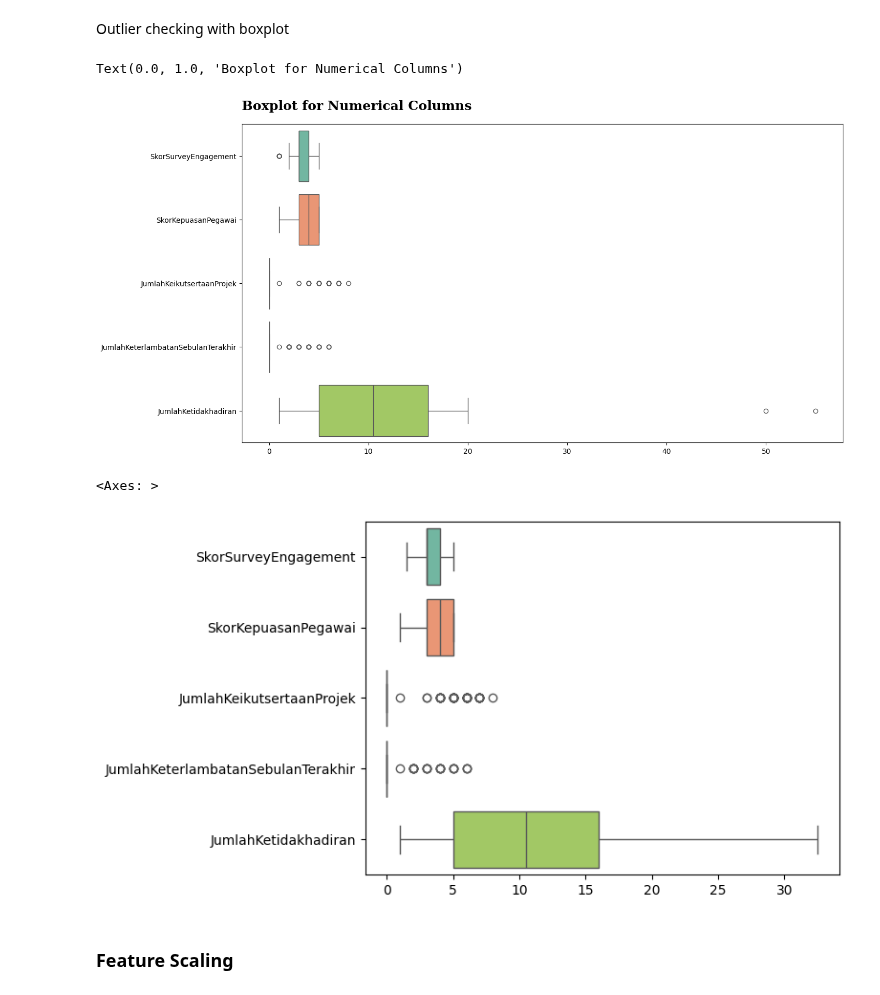
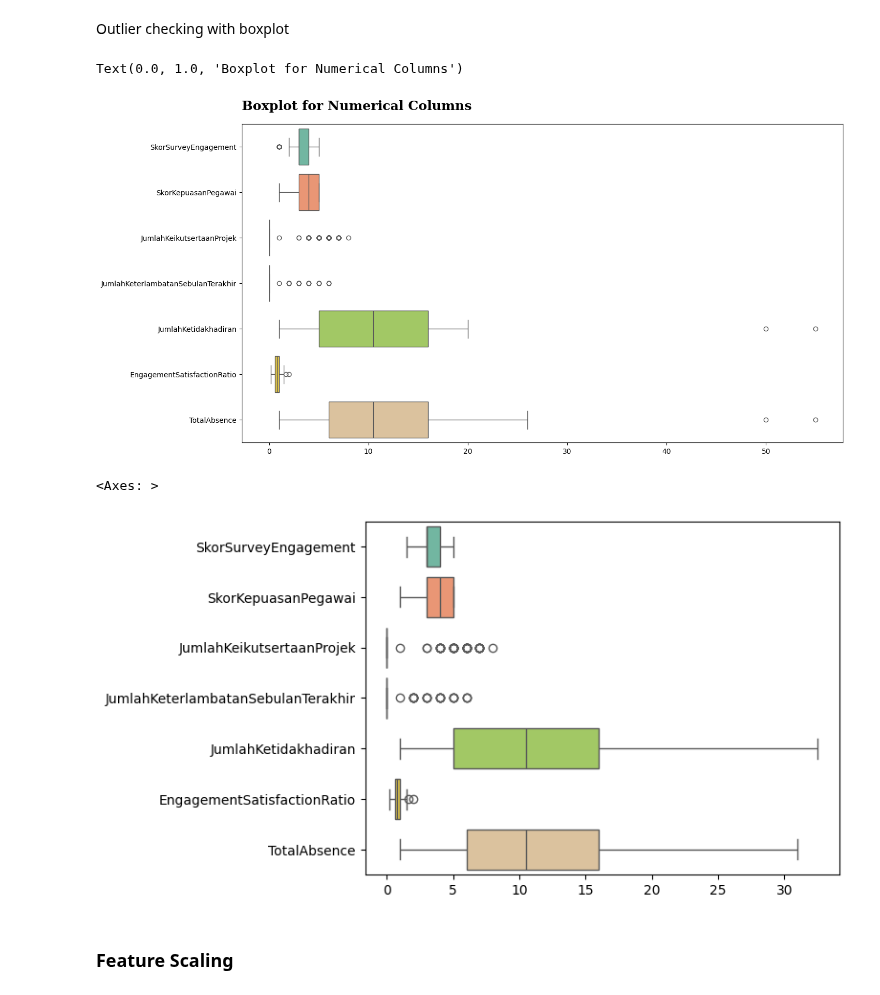
Before and after one commit to azaryasph/Improving-Employee-Retention-By-Predicting-Employee-Attrition-Using-Machine-Learning, a Jupyter notebook: notebook/predict_employee_attrition.ipynb, the cells around one changed output. Drawn from its saved outputs; the diff is of its cells as text; code cells hidden in the pictures.

```diff
--- a/notebook/predict_employee_attrition.ipynb
+++ b/notebook/predict_employee_attrition.ipynb
@@ -939,13 +998,16 @@ Shape of y_test: (72, 1)
 # Clean missing values on X train
 X_train_cl = clean_missing(X_train)
 
+X_train_cld = feat_eng2(X_train_cl)
+
 # Define columns to drop that are not necessary for ml modelling
-col2drop =[
+col2drop = [
     'Username', 'EnterpriseID', 'JenisKelamin', 'NomorHP', 'Email', 'Age',
-    'PernahBekerja', 'AlasanResign', 'TanggalLahir', 'TanggalHiring', 'AsalDaerah',
-    'TanggalPenilaianKaryawan', 'TanggalResign', 'HiringYear', 'ResignYear', 'StatusPernikahan'
-    #   'HiringPlatform'
+    'PernahBekerja', 'AlasanResign', 'TanggalLahir', 'TanggalHiring', 'YearEval',
+    #  'AsalDaerah',
+    'TanggalPenilaianKaryawan', 'TanggalResign', 'HiringYear', 'ResignYear'
+    # 'HiringPlatform', 'StatusPernikahan'
 ]
 
 # Drop columns that are not necessary for ml modelling
-X_train_cl = X_train_cl.drop(columns=col2drop)
+X_train_cld = X_train_cld.drop(columns=col2drop)
@@ -954,7 +1079,15 @@ X_train_cl = X_train_cl.drop(columns=col2drop)
 # %%
 # Label Encoding
 # Define ordinal categorical columns to be encoded
-ord_data = ['JenjangKarir', 'PerformancePegawai', 'TingkatPendidikan', 'AgeGroup']
+ord_data = [
+    'JenjangKarir',
+    'PerformancePegawai',
+    'TingkatPendidikan',
+    'AgeGroup',
+    'HighSatisfaction',
+    'BadAbsence',
+    'WorkedOnProject'
+]
 
 def lencode_cat(data, ordinal_data):
     """
@@ -978,7 +1111,7 @@ def lencode_cat(data, ordinal_data):
     return data
 
 # Apply the encode_cat function to the X_train_cl data
-X_train_enc = lencode_cat(X_train_cl, ord_data)
+X_train_enc = lencode_cat(X_train_cld, ord_data)
 
 # Define dictionary to map the target variable
 map_target = {
@@ -993,9 +1126,10 @@ y_train['Resign'] = y_train['Resign'].map(map_target)
 # One hot encode
 # Define nominal categorical columns to be encoded
 nom_data = [
-    # 'StatusPernikahan',
+    'StatusPernikahan',
     'StatusKepegawaian',
     'Pekerjaan',
+    'AsalDaerah',
     'HiringPlatform'
 ]
 
@@ -1013,7 +1147,16 @@ Shape of X_train_enc_ohe: (215, 28)
 Outlier checking with boxplot
 # %%
 # Define columns to plot boxplot
-colsout = ['SkorSurveyEngagement', 'SkorKepuasanPegawai', 'JumlahKeikutsertaanProjek', 'JumlahKeterlambatanSebulanTerakhir', 'JumlahKetidakhadiran']
+colsout = [
+    'SkorSurveyEngagement',
+    'SkorKepuasanPegawai',
+    'JumlahKeikutsertaanProjek',
+    'JumlahKeterlambatanSebulanTerakhir',
+    'JumlahKetidakhadiran',
+    'EngagementSatisfactionRatio',
+    # 'ProjectEngagementScore',
+    'TotalAbsence'
+]
 
 # Set the figure size
 plt.figure(figsize=(15, 8))
@@ -1028,10 +1171,14 @@ fdbold['size'] = 18
 plt.title('Boxplot for Numerical Columns', fontdict=fdbold, pad=20, loc='left')
 # %% [output]
 Text(0.0, 1.0, 'Boxplot for Numerical Columns')
-[figure, old version]
+[figure, new version]
 # %%
 # Define columns with outliers
-outlier_cols = ['SkorSurveyEngagement', 'JumlahKetidakhadiran']
+outlier_cols = [
+    'SkorSurveyEngagement',
+    'JumlahKetidakhadiran',
+    'TotalAbsence'
+]
 
 # Define function to cap outliers
 def cap_outliers(data, cols):
@@ -1040,33 +1187,33 @@ def cap_outliers(data, cols):
 
     Args:
     data (DataFrame): dataset to be capped outlier.
     cols (list): list of columns to be capped.
 
     Returns:
     data (DataFrame): capped dataset.
 
     Example:
     >>> data = cap_outliers(data, outlier_cols)
     """
     # Cap outliers with IQR method
     for col in cols:
         Q1 = data[col].quantile(0.25)
         Q3 = data[col].quantile(0.75)
         IQR = Q3 - Q1
         lower_bound = Q1 - 1.5 * IQR
         upper_bound = Q3 + 1.5 * IQR
         data[col] = np.where(data[col] < lower_bound, lower_bound, data[col])
         data[col] = np.where(data[col] > upper_bound, upper_bound, data[col])
 
     return data
 
 # Apply the cap_outliers function to the X_train_enc_ohe data
 X_train_noutliers = cap_outliers(X_train_enc_ohe, outlier_cols)
 
 # Create boxplot one more time to make sure
 sns.boxplot(data=X_train_noutliers[colsout], orient='h', palette='Set2')
 # %% [output]
 <Axes: >
-[figure, old version]
+[figure, new version]
 # %% [markdown]
 ### Feature Scaling
```
Also changed, not shown: parts of 24 cells of this notebook.
